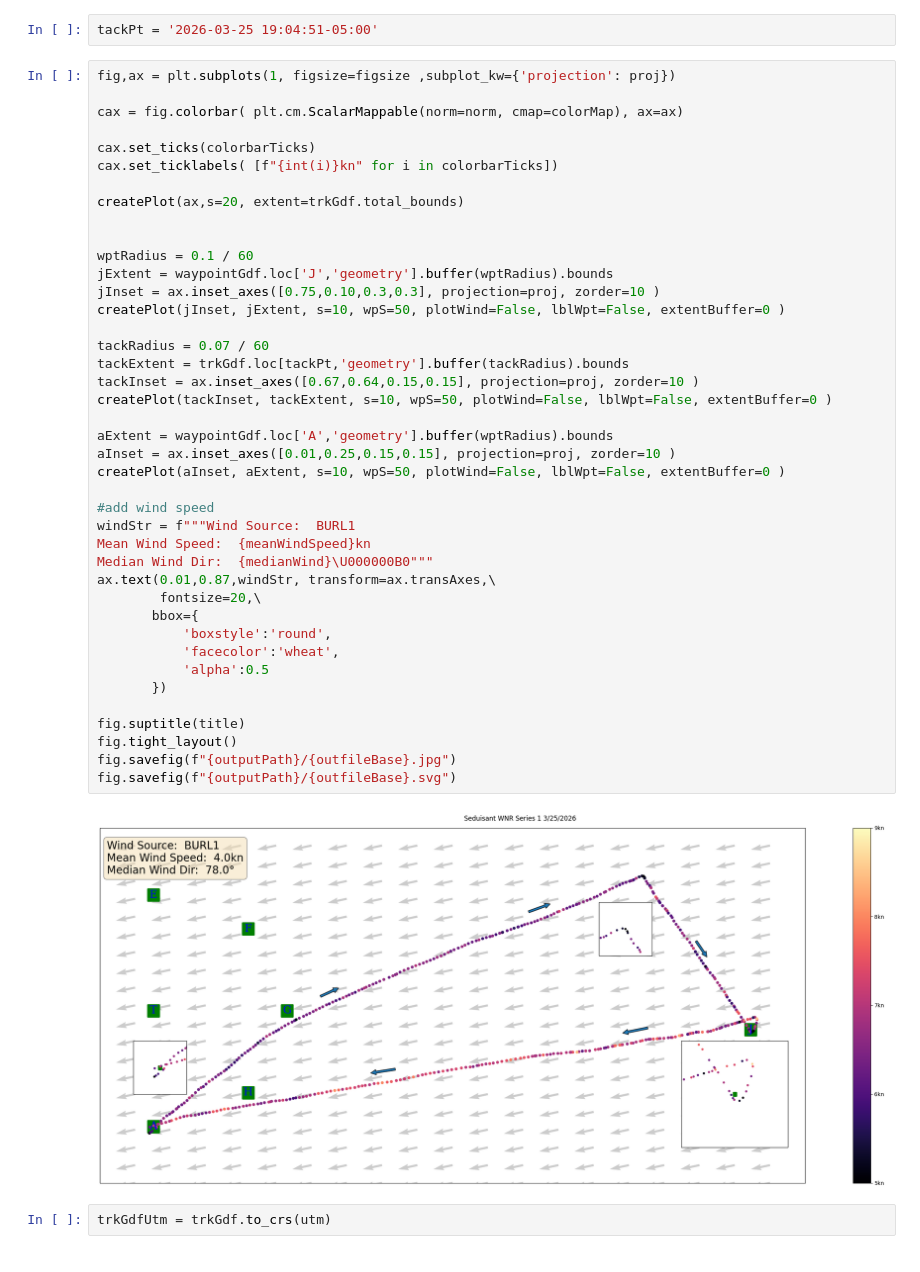
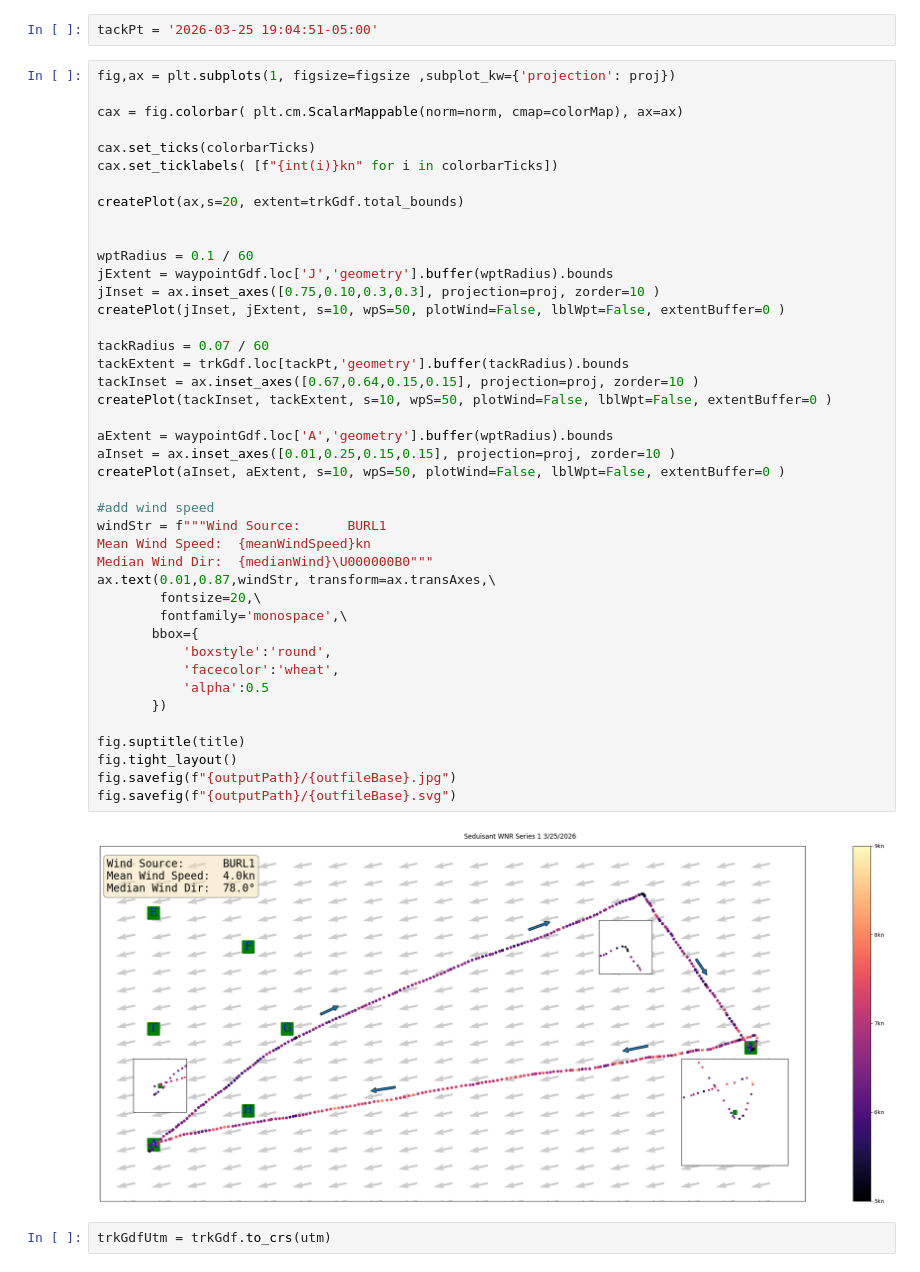
Before and after one commit to GarysCorner/RegattaTracking, a Jupyter notebook: 2026-03-25 Seduisant.ipynb, the cells around one changed output. Drawn from its saved outputs; the diff is of its cells as text.

```diff
--- a/2026-03-25 Seduisant.ipynb
+++ b/2026-03-25 Seduisant.ipynb
@@ -217,35 +217,36 @@ createPlot(ax,s=20, extent=trkGdf.total_bounds)
 wptRadius = 0.1 / 60
 jExtent = waypointGdf.loc['J','geometry'].buffer(wptRadius).bounds
 jInset = ax.inset_axes([0.75,0.10,0.3,0.3], projection=proj, zorder=10 )
 createPlot(jInset, jExtent, s=10, wpS=50, plotWind=False, lblWpt=False, extentBuffer=0 )
 
 tackRadius = 0.07 / 60
 tackExtent = trkGdf.loc[tackPt,'geometry'].buffer(tackRadius).bounds
 tackInset = ax.inset_axes([0.67,0.64,0.15,0.15], projection=proj, zorder=10 )
 createPlot(tackInset, tackExtent, s=10, wpS=50, plotWind=False, lblWpt=False, extentBuffer=0 )
 
 aExtent = waypointGdf.loc['A','geometry'].buffer(wptRadius).bounds
 aInset = ax.inset_axes([0.01,0.25,0.15,0.15], projection=proj, zorder=10 )
 createPlot(aInset, aExtent, s=10, wpS=50, plotWind=False, lblWpt=False, extentBuffer=0 )
 
 #add wind speed
-windStr = f"""Wind Source:  BURL1
+windStr = f"""Wind Source:      BURL1
 Mean Wind Speed:  {meanWindSpeed}kn
 Median Wind Dir:  {medianWind}\U000000B0"""
 ax.text(0.01,0.87,windStr, transform=ax.transAxes,\
         fontsize=20,\
+        fontfamily='monospace',\
        bbox={
            'boxstyle':'round',
            'facecolor':'wheat',
            'alpha':0.5
        })
 
 fig.suptitle(title)
 fig.tight_layout()
 fig.savefig(f"{outputPath}/{outfileBase}.jpg")
 fig.savefig(f"{outputPath}/{outfileBase}.svg")
 # %% [output]
-[figure, old version]
+[figure, new version]
 # %%
 trkGdfUtm = trkGdf.to_crs(utm)
 # %%
```
Also changed, not shown: parts of 2 cells of this notebook.
